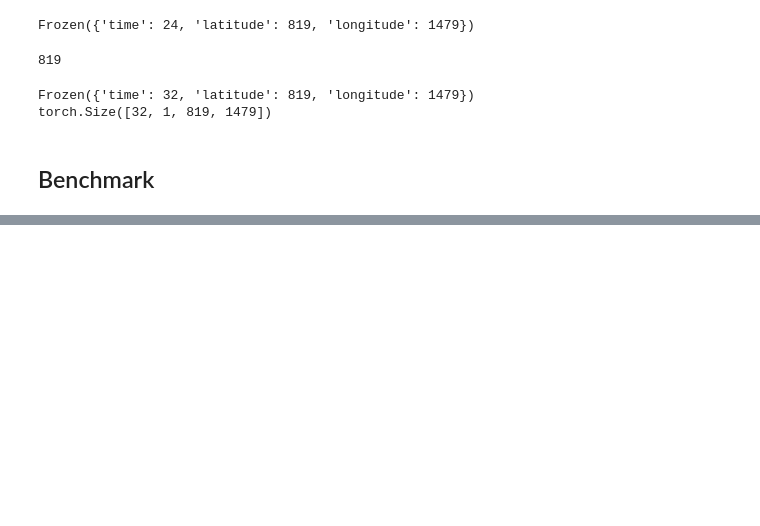
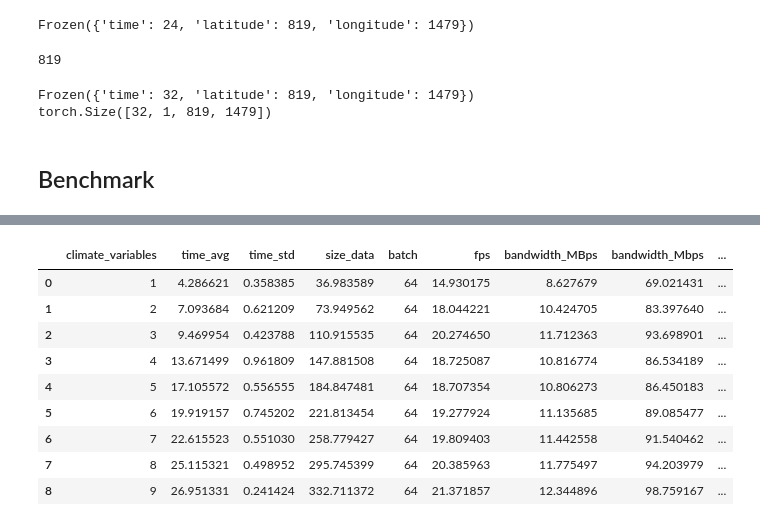
Before and after one commit to sebastien-tetaud/destine-super-resolution, a Jupyter notebook: xbatch_test.ipynb, the cells around one changed output, grey strips where cells are left out. Drawn from its saved outputs; the diff is of its cells as text; code cells hidden in the pictures; blank space fills up the shorter version.

```diff
--- a/xbatch_test.ipynb
+++ b/xbatch_test.ipynb
@@ -249,3 +195,16 @@ df['bandwidth_Mbps'] = df['size_data'] / df["time_avg"] * 8
 df['max_bandwidth_Mbps'] = max_bandwidth_Mbps
 df["max_fps"] = df['max_bandwidth_Mbps'] * df["fps"] / df['bandwidth_Mbps']
 df["max_fps"] = df['max_bandwidth_Mbps'] * df["fps"] / df['bandwidth_Mbps']
+# %%
+df
+# %% [output]
+|  | climate_variables | time_avg | time_std | size_data | batch | fps | bandwidth_MBps | bandwidth_Mbps | ... |
+| 0 | 1 | 4.286621 | 0.358385 | 36.983589 | 64 | 14.930175 | 8.627679 | 69.021431 | ... |
+| 1 | 2 | 7.093684 | 0.621209 | 73.949562 | 64 | 18.044221 | 10.424705 | 83.397640 | ... |
+| 2 | 3 | 9.469954 | 0.423788 | 110.915535 | 64 | 20.274650 | 11.712363 | 93.698901 | ... |
+| 3 | 4 | 13.671499 | 0.961809 | 147.881508 | 64 | 18.725087 | 10.816774 | 86.534189 | ... |
+| 4 | 5 | 17.105572 | 0.556555 | 184.847481 | 64 | 18.707354 | 10.806273 | 86.450183 | ... |
+| 5 | 6 | 19.919157 | 0.745202 | 221.813454 | 64 | 19.277924 | 11.135685 | 89.085477 | ... |
+| 6 | 7 | 22.615523 | 0.551030 | 258.779427 | 64 | 19.809403 | 11.442558 | 91.540462 | ... |
+| 7 | 8 | 25.115321 | 0.498952 | 295.745399 | 64 | 20.385963 | 11.775497 | 94.203979 | ... |
+| 8 | 9 | 26.951331 | 0.241424 | 332.711372 | 64 | 21.371857 | 12.344896 | 98.759167 | ... |
```
Also changed, not shown: parts of 3 cells of this notebook.
